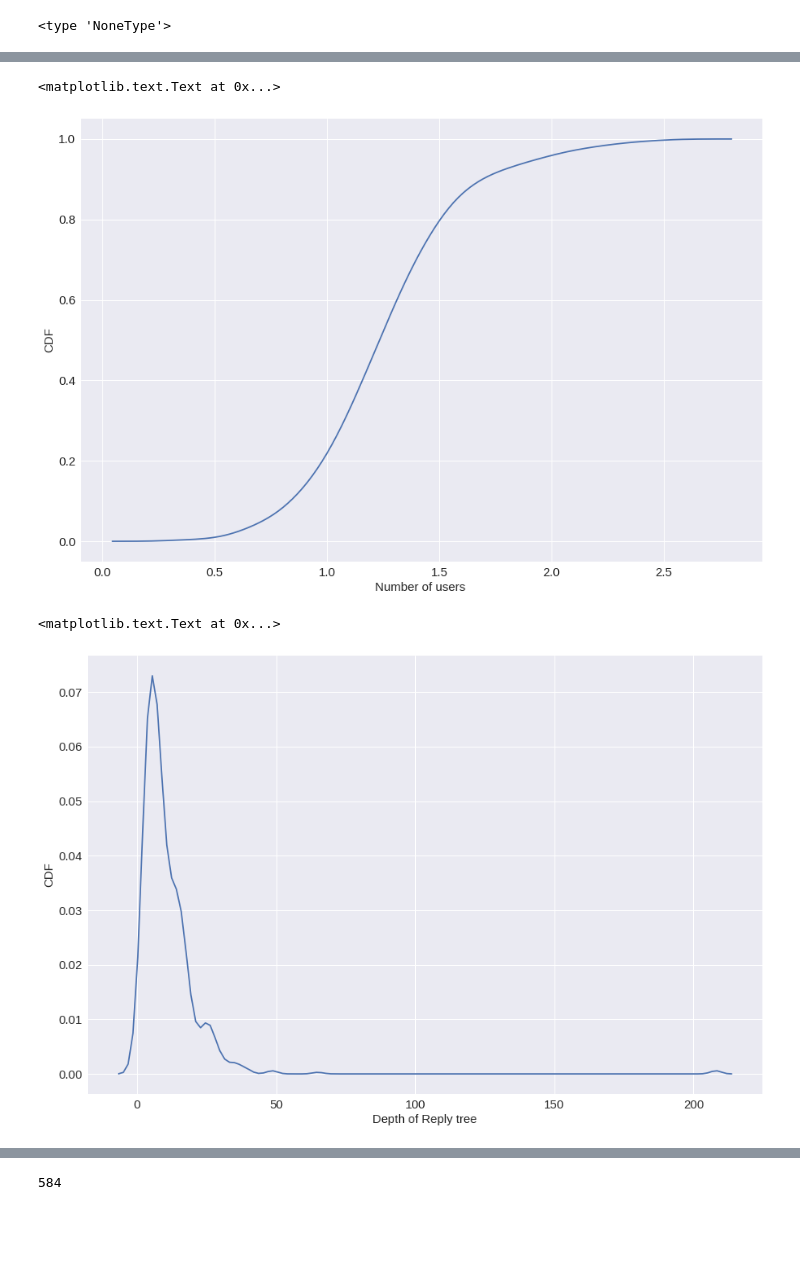
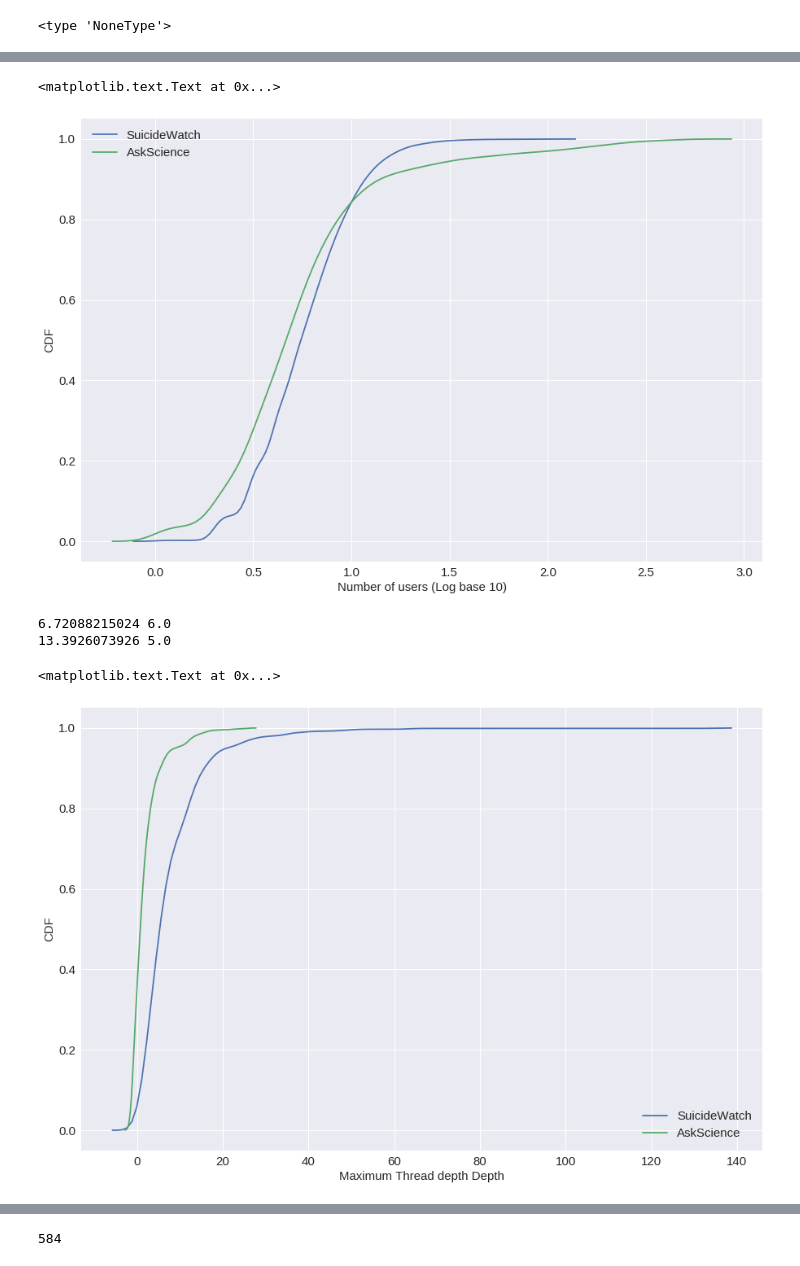
Before and after one commit to sagarjoglekar/redditTools, a Jupyter notebook: Notebooks/SuicideWatchSubreddit.ipynb, the cells around one changed output, grey strips where cells are left out. Saved outputs shown, nothing was run; the diff lists cells and outputs as text; code cells hidden in the pictures; blank space fills up the shorter version.

```diff
--- a/Notebooks/SuicideWatchSubreddit.ipynb
+++ b/Notebooks/SuicideWatchSubreddit.ipynb
@@ -230,10 +278,11 @@ plt.show()
 # %%
 # print nx.get_node_attributes(cascadeGraph,'text')
 # %%
-# Allgraphs = "../Data/reddit_suicideWatch/SW_morethan10_graphs_complete_revised/SW_morethan10_deeper_replygraphs.pkl"
-Allgraphs = "../Data/reddit_CMV/CMV_sub_FP_graph/CMV_TopPosts_replygraphs.pkl"
+Allgraphs = "../Data/reddit_suicideWatch/SW_morethan10_graphs_complete_revised/SW_morethan10_deeper_replygraphs.pkl"
+Allgraphs_bl = "../Data/reddit_askScience/reddit_askScience_Graphs/AskScience_replygraphs.pkl"
 # %%
 allGraphs = pkl.load(open(Allgraphs,'rb'))
+allGraphs_bl = pkl.load(open(Allgraphs_bl,'rb'))
 # %%
 len(allGraphs)
 # %% [output]
@@ -261,7 +310,8 @@ nx.draw(allGraphs[allGraphs.keys()[15]])
 #         dict_writer.writerow({'postid': k , 'text': textDict[k]})
 # %%
 # LIWC = pd.read_csv("/datasets_1/sagarj/IoPPN_collab/reddit_suicideWatch/LIWC2015_SWTextDeeper.csv")
-LIWC= pd.read_csv("/datasets_1/sagarj/IoPPN_collab/reddit_CMV/LIWC2015_reddit_CMF_FP_text.csv")
+LIWC = pd.read_csv("/datasets_1/sagarj/IoPPN_collab/reddit_suicideWatch/LIWC2015_SW_Alltext.csv")
+# LIWC= pd.read_csv("/datasets_1/sagarj/IoPPN_collab/reddit_CMV/LIWC2015_reddit_CMF_FP_text.csv")
 # %%
 len(LIWC)
 # %% [output]
@@ -359,3 +410,4 @@ userDist = [len(list(set(nx.get_node_attributes(allGraphs[g], 'author').values()
 # %%
 depthDist = [max(list(set(nx.get_node_attributes(allGraphs[g], 'depth').values()))) for g in allGraphs]
+depthDist_bl = [max(list(set(nx.get_node_attributes(allGraphs_bl[g], 'depth').values()))) for g in allGraphs_bl]
 # %%
@@ -372,18 +426,26 @@ plt.ylabel("CDF", fontsize = 15)
 # %%
 fig, ax = plt.subplots(figsize=(15,10))
-sns.distplot(np.log10(userDist),hist = False,kde_kws=dict(cumulative=True))
+sns.distplot(np.log10(userDist),hist = False,kde_kws={'cumulative':True,"label": "SuicideWatch"})
+sns.distplot(np.log10(userDist_bl),hist = False,kde_kws={'cumulative':True,"label": "AskScience"})
 sns.set(font_scale=1.5)
-plt.xlabel("Number of users ", fontsize = 15)
+plt.xlabel("Number of users (Log base 10)", fontsize = 15)
 plt.ylabel("CDF", fontsize = 15)
 # %% [output]
 <matplotlib.text.Text at 0x...>
-[figure, old version]
+[figure, new version]
+# %%
+print np.mean(userDist) , np.median(userDist)
+print np.mean(userDist_bl), np.median(userDist_bl)
+# %% [output]
+6.72088215024 6.0
+13.3926073926 5.0
 # %%
 fig, ax = plt.subplots(figsize=(15,10))
-sns.distplot(depthDist , hist=False , kde_kws=dict(cumulative=False))
+sns.distplot(random.sample(depthDist,1000) , hist=False , kde_kws={'cumulative':True,"label": "SuicideWatch"})
+sns.distplot(depthDist_bl , hist=False , kde_kws={'cumulative':True,"label": "AskScience"})
 sns.set(font_scale=1.5)
-plt.xlabel("Depth of Reply tree", fontsize = 15)
+plt.xlabel("Maximum Thread depth Depth", fontsize = 15)
 plt.ylabel("CDF", fontsize = 15)
 # %% [output]
 <matplotlib.text.Text at 0x...>
-[figure, old version]
+[figure, new version]
```
Also changed, not shown: parts of 36 cells of this notebook, 7 other files.
